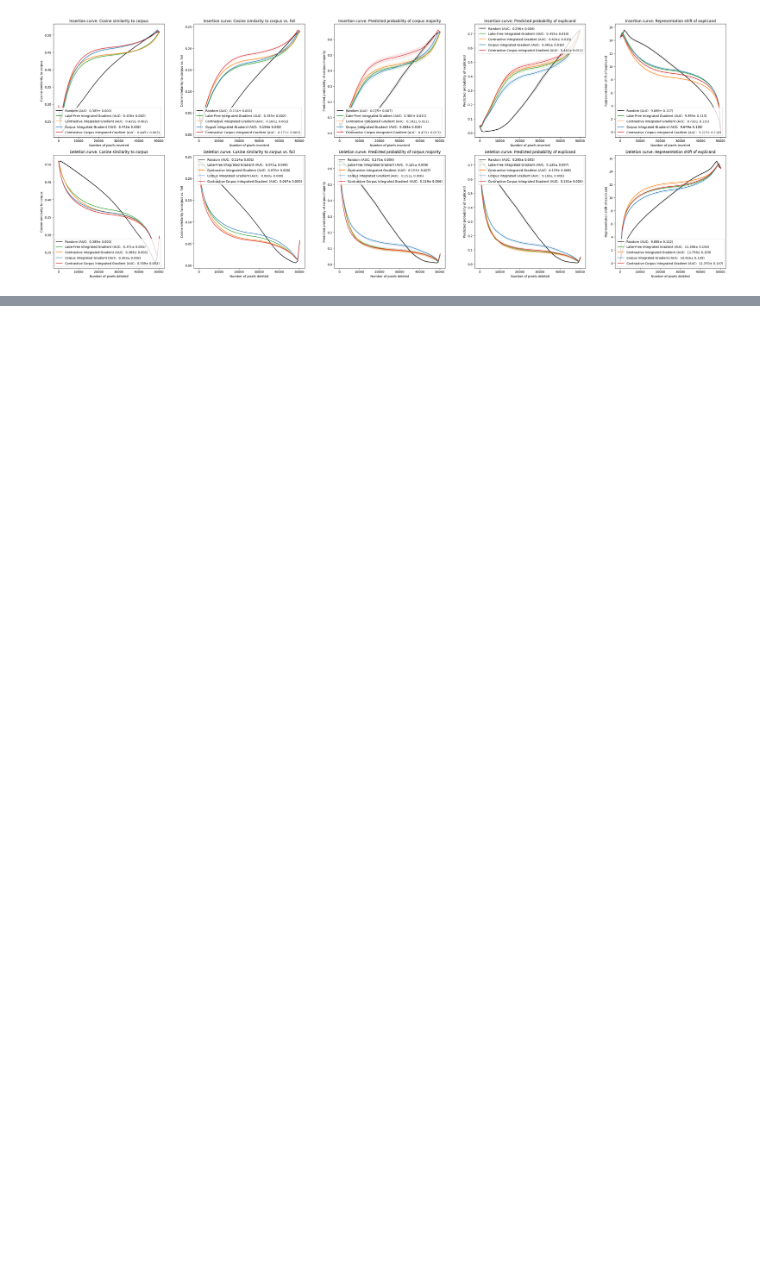
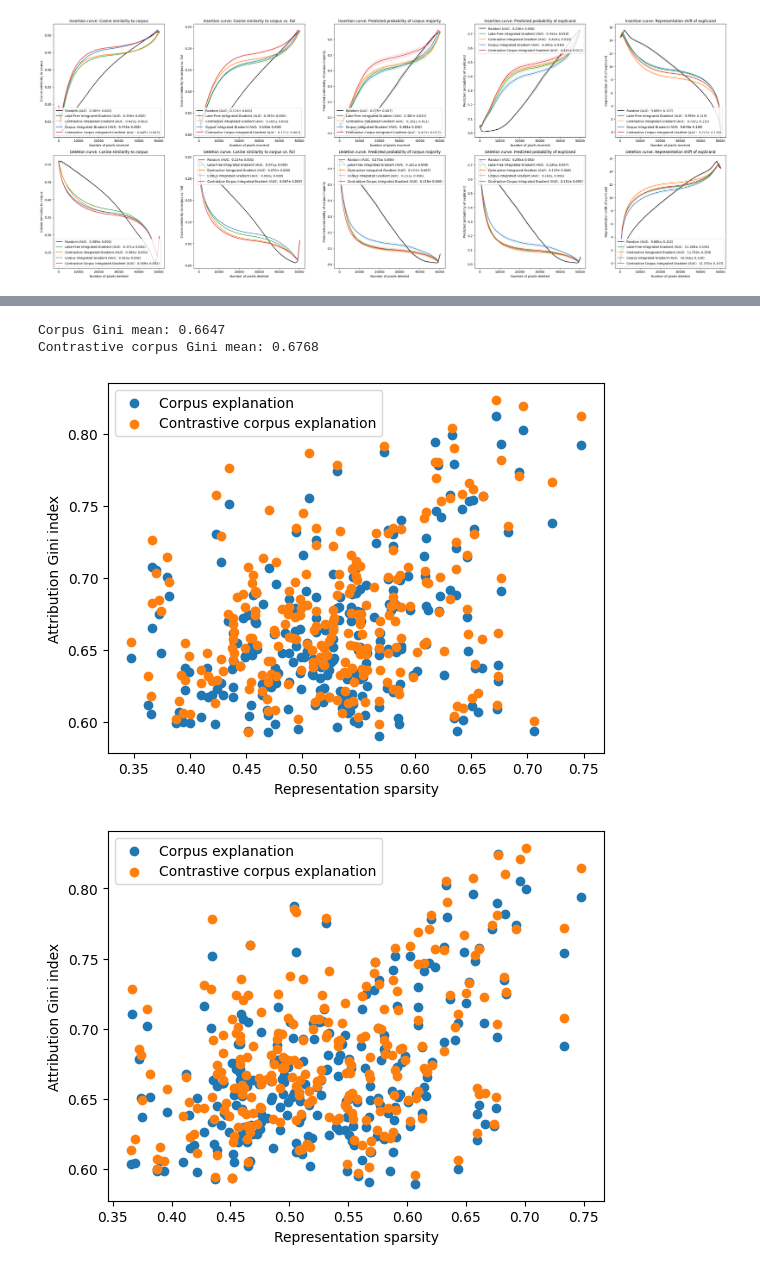
Before and after one commit to suinleelab/cl-explainability, a Jupyter notebook: notebooks/plots/int_grad_results.ipynb, the cells around one changed output, grey strips where cells are left out. Drawn from its saved outputs; the diff is of its cells as text; code cells hidden in the pictures; blank space fills up the shorter version.

```diff
--- a/notebooks/plots/int_grad_results.ipynb
+++ b/notebooks/plots/int_grad_results.ipynb
@@ -290,0 +353,32 @@ plt.tight_layout()
+# %%
+corpus_gini = gini_index_dict["corpus"]["int_grad"]
+corpus_sparsity = rep_zero_prop_dict["corpus"]["int_grad"]
+
+contrastive_gini = gini_index_dict["contrastive_corpus"]["int_grad"]
+contrastive_sparsity = rep_zero_prop_dict["contrastive_corpus"]["int_grad"]
+
+corpus_gini_mean = torch.cat(corpus_gini).mean().cpu().numpy()
+contrastive_gini_mean = torch.cat(contrastive_gini).mean().cpu().numpy()
+print(f"Corpus Gini mean: {corpus_gini_mean:.4f}")
+print(f"Contrastive corpus Gini mean: {contrastive_gini_mean:.4f}")
+
+for i in range(len(SEED_LIST)):
+    plt.scatter(
+        corpus_sparsity[i].cpu().numpy(),
+        corpus_gini[i].cpu().numpy(), color="tab:blue",
+        label="Corpus explanation",
+    )
+    plt.scatter(
+        contrastive_sparsity[i].cpu().numpy(),
+        contrastive_gini[i].cpu().numpy(), color="tab:orange",
+        label="Contrastive corpus explanation",
+    )
+    plt.xlabel("Representation sparsity")
+    plt.ylabel("Attribution Gini index")
+    plt.legend()
+    plt.show()
+# %% [output]
+Corpus Gini mean: 0.6647
+Contrastive corpus Gini mean: 0.6768
+[figure, added]
+[figure, added]
```
Also changed, not shown: parts of 4 cells of this notebook.
